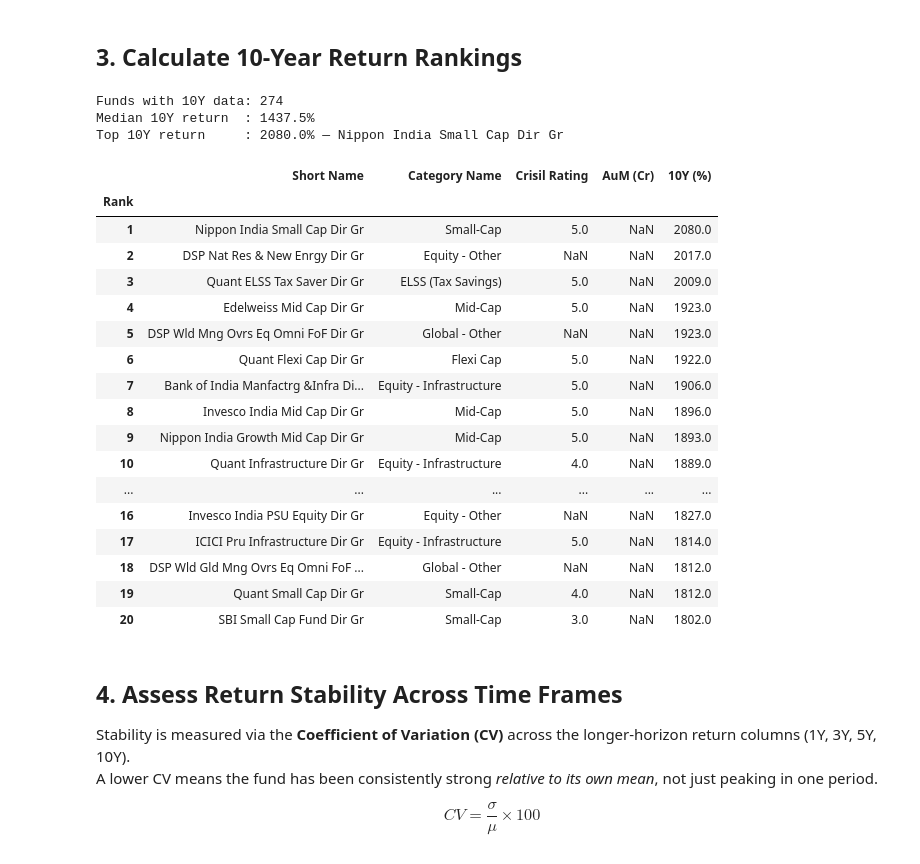
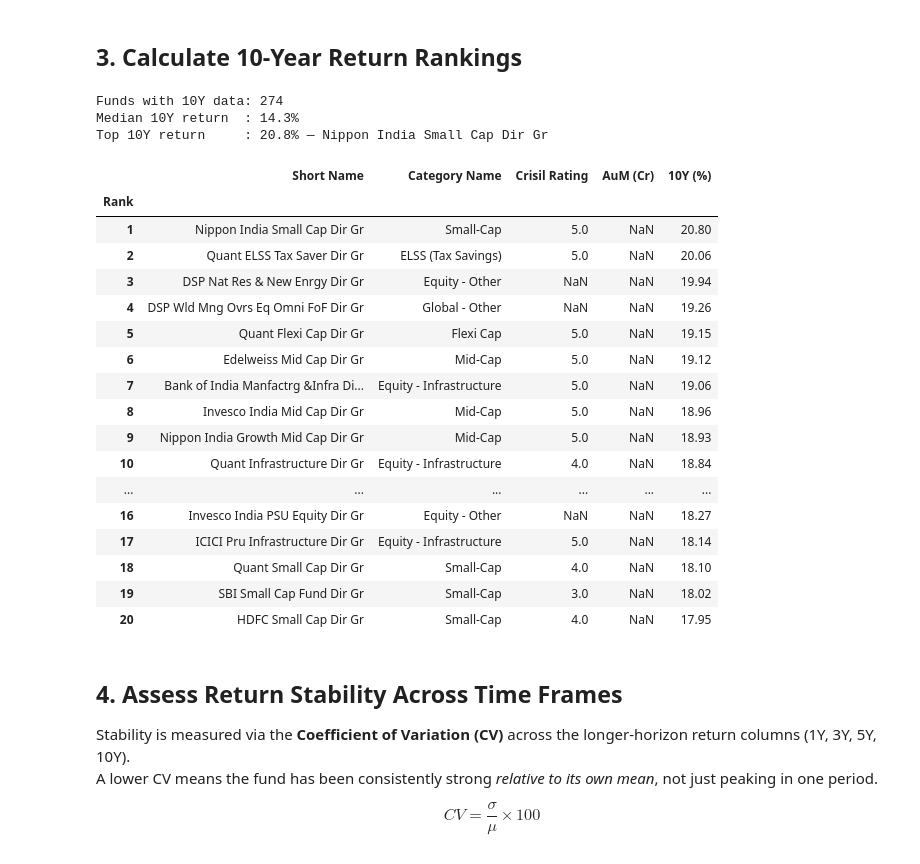
Before and after one commit to ParikhKadam/stock-trader, a Jupyter notebook: mutualfunds/mutual_fund_analysis.ipynb, the cells around one changed output. Saved outputs shown, nothing was run; the diff lists cells and outputs as text; code cells hidden in the pictures.

```diff
--- a/mutualfunds/mutual_fund_analysis.ipynb
+++ b/mutualfunds/mutual_fund_analysis.ipynb
@@ -91,41 +91,41 @@ AuM range (Cr)  : nan – nan
 # %%
 top10yr = (
     df[["Short Name", "Category Name", "Crisil Rating", "AuM (Cr)", "10Y"]]
     .dropna(subset=["10Y"])
     .sort_values("10Y", ascending=False)
     .reset_index(drop=True)
 )
 top10yr.index += 1
-top10yr["10Y (%)"] = (top10yr["10Y"] * 100).round(2)
+top10yr["10Y (%)"] = top10yr["10Y"].round(2)
 top10yr.drop(columns="10Y", inplace=True)
 top10yr.index.name = "Rank"
 
 print(f"Funds with 10Y data: {len(top10yr)}")
 print(f"Median 10Y return  : {top10yr['10Y (%)'].median():.1f}%")
 print(f"Top 10Y return     : {top10yr['10Y (%)'].max():.1f}% — {top10yr.iloc[0]['Short Name']}")
 top10yr.head(20)
 # %% [output]
 Funds with 10Y data: 274
-Median 10Y return  : 1437.5%
-Top 10Y return     : 2080.0% — Nippon India Small Cap Dir Gr
+Median 10Y return  : 14.3%
+Top 10Y return     : 20.8% — Nippon India Small Cap Dir Gr
 |  | Short Name | Category Name | Crisil Rating | AuM (Cr) | 10Y (%) |
 | Rank |  |  |  |  |  |
-| 1 | Nippon India Small Cap Dir Gr | Small-Cap | 5.0 | NaN | 2080.0 |
-| 2 | DSP Nat Res & New Enrgy Dir Gr | Equity - Other | NaN | NaN | 2017.0 |
-| 3 | Quant ELSS Tax Saver Dir Gr | ELSS (Tax Savings) | 5.0 | NaN | 2009.0 |
-| 4 | Edelweiss Mid Cap Dir Gr | Mid-Cap | 5.0 | NaN | 1923.0 |
-| 5 | DSP Wld Mng Ovrs Eq Omni FoF Dir Gr | Global - Other | NaN | NaN | 1923.0 |
-| 6 | Quant Flexi Cap Dir Gr | Flexi Cap | 5.0 | NaN | 1922.0 |
-| 7 | Bank of India Manfactrg &Infra Di... | Equity - Infrastructure | 5.0 | NaN | 1906.0 |
-| 8 | Invesco India Mid Cap Dir Gr | Mid-Cap | 5.0 | NaN | 1896.0 |
-| 9 | Nippon India Growth Mid Cap Dir Gr | Mid-Cap | 5.0 | NaN | 1893.0 |
-| 10 | Quant Infrastructure Dir Gr | Equity - Infrastructure | 4.0 | NaN | 1889.0 |
+| 1 | Nippon India Small Cap Dir Gr | Small-Cap | 5.0 | NaN | 20.80 |
+| 2 | Quant ELSS Tax Saver Dir Gr | ELSS (Tax Savings) | 5.0 | NaN | 20.06 |
+| 3 | DSP Nat Res & New Enrgy Dir Gr | Equity - Other | NaN | NaN | 19.94 |
+| 4 | DSP Wld Mng Ovrs Eq Omni FoF Dir Gr | Global - Other | NaN | NaN | 19.26 |
+| 5 | Quant Flexi Cap Dir Gr | Flexi Cap | 5.0 | NaN | 19.15 |
+| 6 | Edelweiss Mid Cap Dir Gr | Mid-Cap | 5.0 | NaN | 19.12 |
+| 7 | Bank of India Manfactrg &Infra Di... | Equity - Infrastructure | 5.0 | NaN | 19.06 |
+| 8 | Invesco India Mid Cap Dir Gr | Mid-Cap | 5.0 | NaN | 18.96 |
+| 9 | Nippon India Growth Mid Cap Dir Gr | Mid-Cap | 5.0 | NaN | 18.93 |
+| 10 | Quant Infrastructure Dir Gr | Equity - Infrastructure | 4.0 | NaN | 18.84 |
 | ... | ... | ... | ... | ... | ... |
-| 16 | Invesco India PSU Equity Dir Gr | Equity - Other | NaN | NaN | 1827.0 |
-| 17 | ICICI Pru Infrastructure Dir Gr | Equity - Infrastructure | 5.0 | NaN | 1814.0 |
-| 18 | DSP Wld Gld Mng Ovrs Eq Omni FoF ... | Global - Other | NaN | NaN | 1812.0 |
-| 19 | Quant Small Cap Dir Gr | Small-Cap | 4.0 | NaN | 1812.0 |
-| 20 | SBI Small Cap Fund Dir Gr | Small-Cap | 3.0 | NaN | 1802.0 |
+| 16 | Invesco India PSU Equity Dir Gr | Equity - Other | NaN | NaN | 18.27 |
+| 17 | ICICI Pru Infrastructure Dir Gr | Equity - Infrastructure | 5.0 | NaN | 18.14 |
+| 18 | Quant Small Cap Dir Gr | Small-Cap | 4.0 | NaN | 18.10 |
+| 19 | SBI Small Cap Fund Dir Gr | Small-Cap | 3.0 | NaN | 18.02 |
+| 20 | HDFC Small Cap Dir Gr | Small-Cap | 4.0 | NaN | 17.95 |
 # %% [markdown]
 ## 4. Assess Return Stability Across Time Frames
 
```
Also changed, not shown: parts of 7 cells of this notebook, 4 other files.
